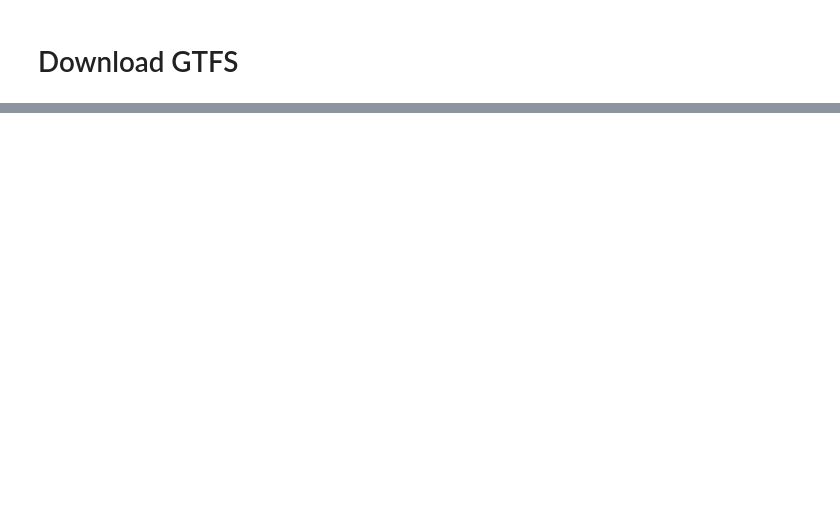
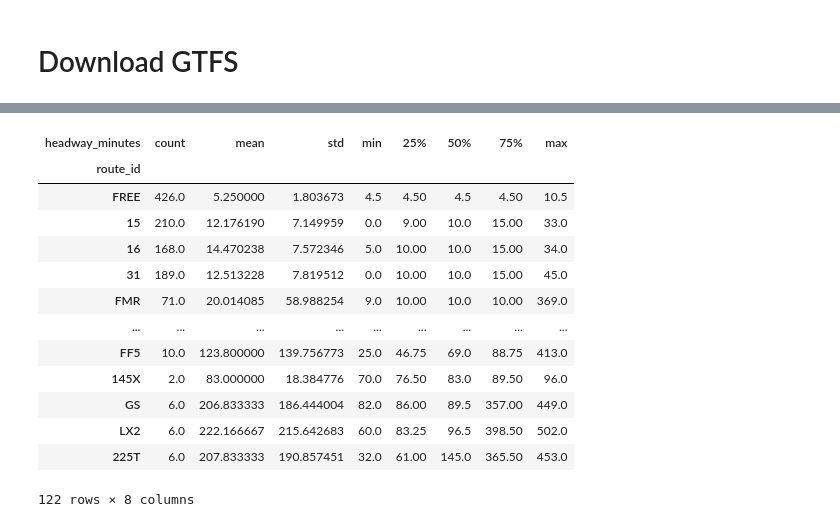
Before and after one commit to kcanderson/vega-rtd-test, a Jupyter notebook: vega_notebook.ipynb, the cells around one changed output, grey strips where cells are left out. Cells and saved outputs as stored; diff of their text form; code cells hidden in the pictures; blank space fills up the shorter version.

```diff
--- a/vega_notebook.ipynb
+++ b/vega_notebook.ipynb
@@ -43,0 +57,12 @@ pds.read_csv("./shapes.txt")
+# %%
+def make_time_delta(start_time, end_time):
+    start_h, start_m, start_s = start_time.split(":")
+    end_h, end_m, end_s = end_time.split(":")
+    return datetime.timedelta(
+        hours=int(end_h) - int(start_h),
+        minutes=int(end_m) - int(start_m),
+        seconds=int(end_s) - int(start_s),
+    )
+
+
+make_time_delta("11:34:00", "11:35:56")
@@ -43,0 +225,24 @@ pds.read_csv("./shapes.txt")
+# %%
+data = headwaysdf[
+    (headwaysdf["service_id"]  == "WK")
+    | (headwaysdf["service_id"] == "MT")
+]
+
+data.groupby(by="route_id").apply(
+    lambda df: df["headway_minutes"].describe()
+).sort_values(by="50%")
+# %% [output]
+| headway_minutes | count | mean | std | min | 25% | 50% | 75% | max |
+| route_id |  |  |  |  |  |  |  |  |
+| FREE | 426.0 | 5.250000 | 1.803673 | 4.5 | 4.50 | 4.5 | 4.50 | 10.5 |
+| 15 | 210.0 | 12.176190 | 7.149959 | 0.0 | 9.00 | 10.0 | 15.00 | 33.0 |
+| 16 | 168.0 | 14.470238 | 7.572346 | 5.0 | 10.00 | 10.0 | 15.00 | 34.0 |
+| 31 | 189.0 | 12.513228 | 7.819512 | 0.0 | 10.00 | 10.0 | 15.00 | 45.0 |
+| FMR | 71.0 | 20.014085 | 58.988254 | 9.0 | 10.00 | 10.0 | 10.00 | 369.0 |
+| ... | ... | ... | ... | ... | ... | ... | ... | ... |
+| FF5 | 10.0 | 123.800000 | 139.756773 | 25.0 | 46.75 | 69.0 | 88.75 | 413.0 |
+| 145X | 2.0 | 83.000000 | 18.384776 | 70.0 | 76.50 | 83.0 | 89.50 | 96.0 |
+| GS | 6.0 | 206.833333 | 186.444004 | 82.0 | 86.00 | 89.5 | 357.00 | 449.0 |
+| LX2 | 6.0 | 222.166667 | 215.642683 | 60.0 | 83.25 | 96.5 | 398.50 | 502.0 |
+| 225T | 6.0 | 207.833333 | 190.857451 | 32.0 | 61.00 | 145.0 | 365.50 | 453.0 |
+122 rows × 8 columns
```
Also changed, not shown: parts of 19 cells of this notebook.
